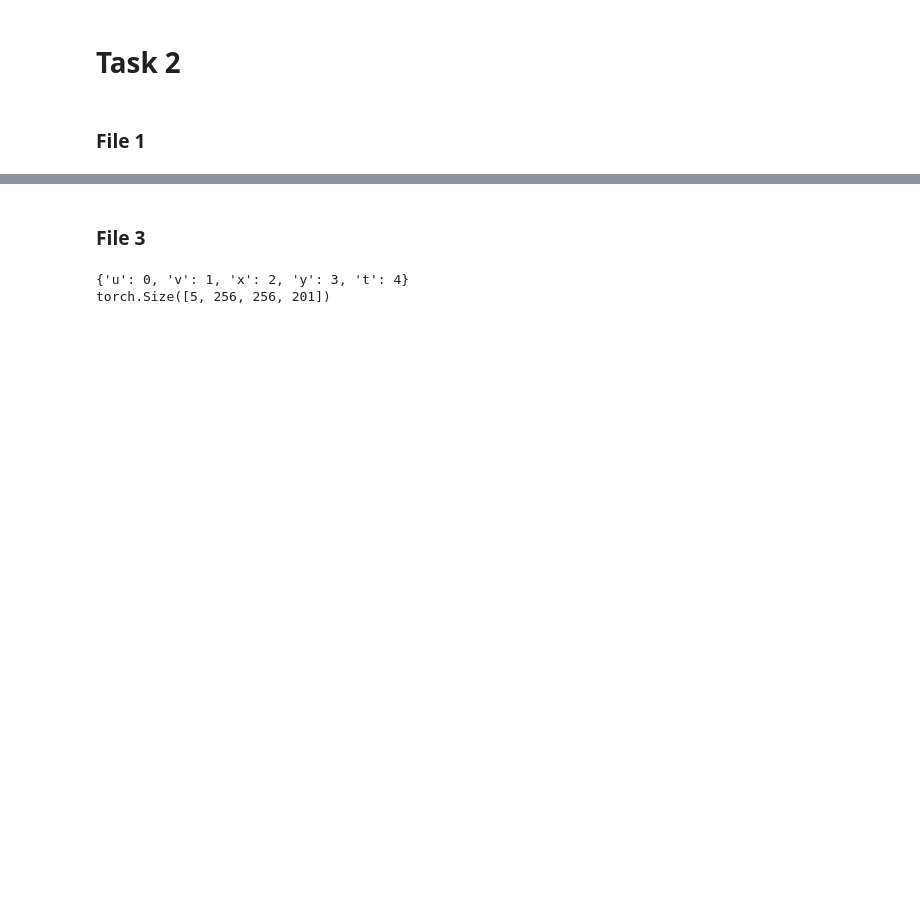
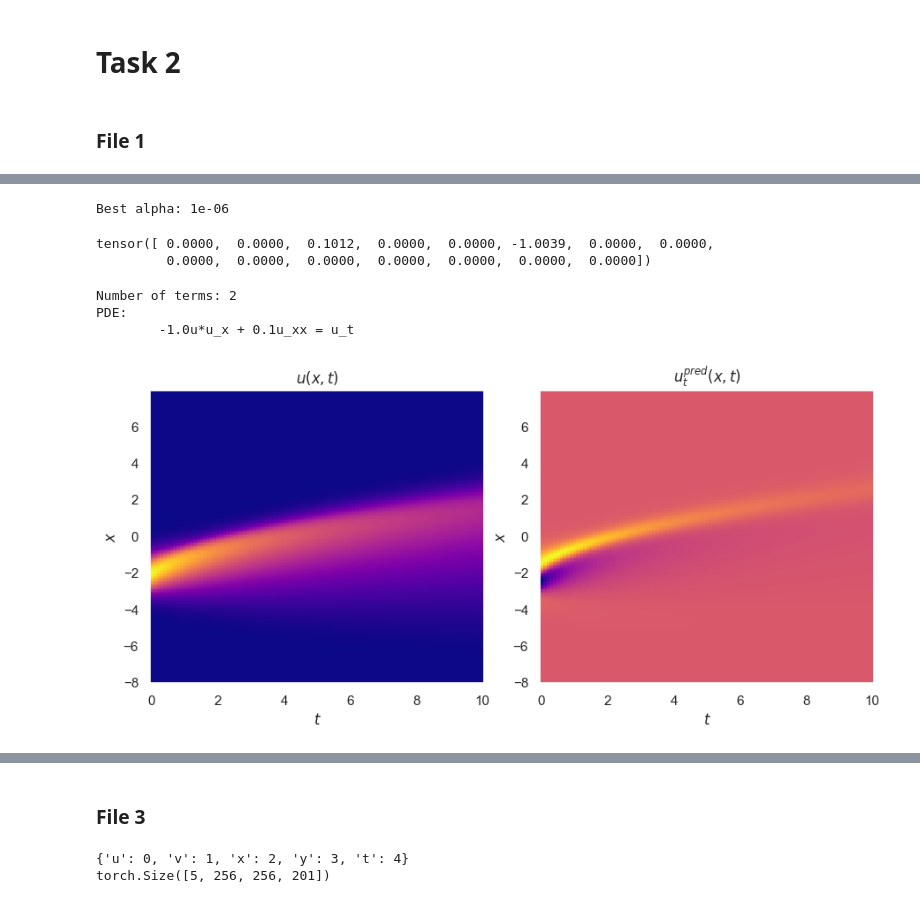
Before and after one commit to carlalozu/AICSE, a Jupyter notebook: project03/Task2/Task2.ipynb, the cells around one changed output, grey strips where cells are left out. Saved outputs shown, nothing was run; the diff lists cells and outputs as text; code cells hidden in the pictures; blank space fills up the shorter version.

```diff
--- a/project03/Task2/Task2.ipynb
+++ b/project03/Task2/Task2.ipynb
@@ -151,0 +54,26 @@ used
+# %%
+weights = dif1.solve(classify['library'],
+                     derivatives['u_t'].squeeze(),
+                     sparsity_threshold=1e-2,
+                     alphas=[1e-6, 1e-5],
+                     fit_intercept=False,
+                     cv=3,
+                     tol=1e-6,
+                     max_iter=int(1e8))
+# %% [output]
+Best alpha: 1e-06
+# %%
+weights
+# %% [output]
+tensor([ 0.0000,  0.0000,  0.1012,  0.0000,  0.0000, -1.0039,  0.0000,  0.0000,
+         0.0000,  0.0000,  0.0000,  0.0000,  0.0000,  0.0000,  0.0000])
+# %%
+result = dif1.test(classify, weights)
+# %% [output]
+Number of terms: 2
+PDE:
+        -1.0u*u_x + 0.1u_xx = u_t
+# %%
+fig = dif1.plot(result.detach().squeeze(), 'u_t^{pred}')
+# %% [output]
+[figure, added]
```
Also changed, not shown: parts of 56 cells of this notebook.
